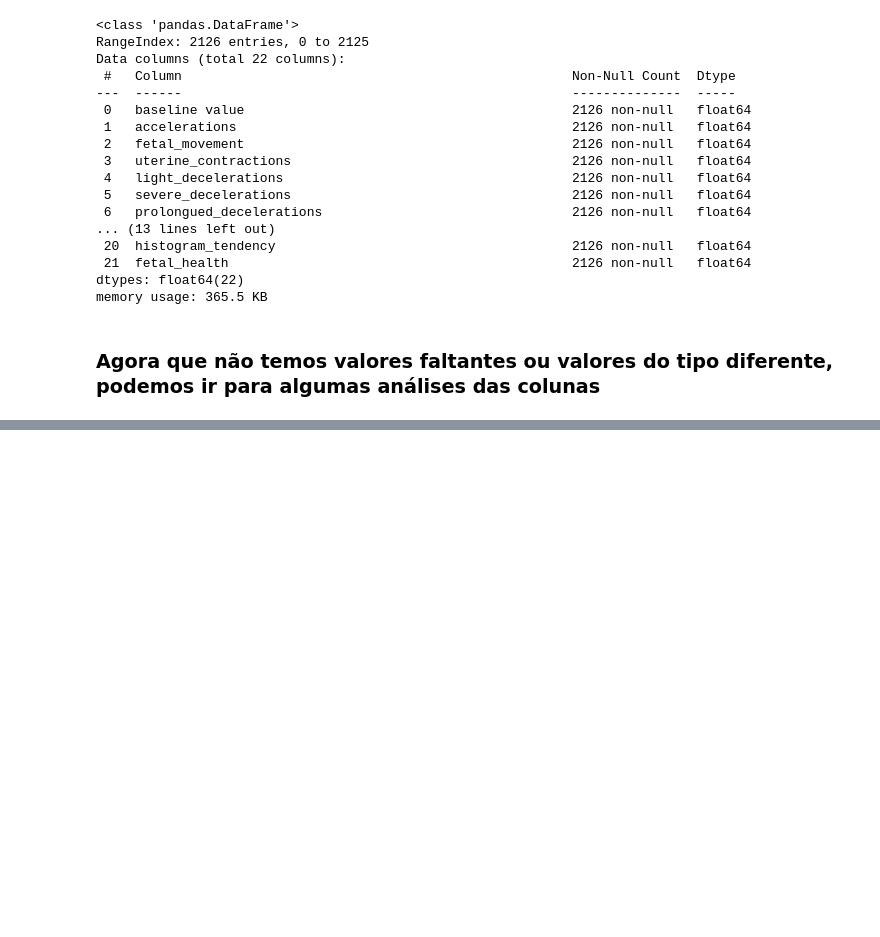
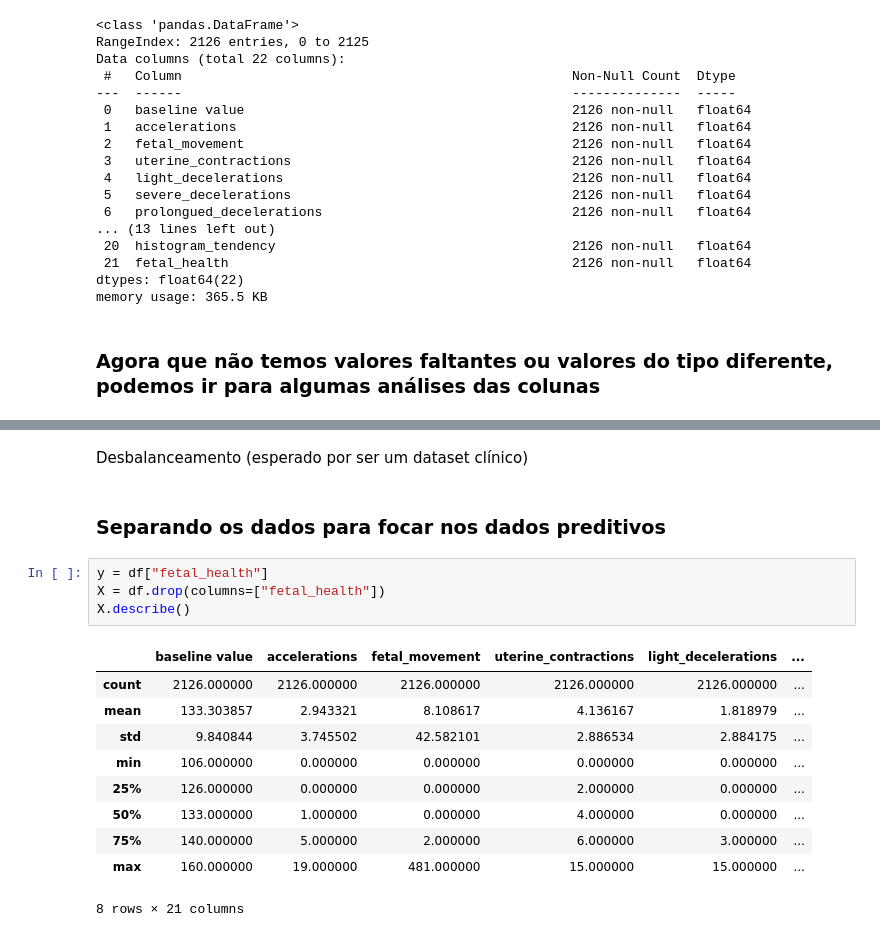
Before and after one commit to ItaloCarlosMartinsBresciani/Fetal-Health-Classification, a Jupyter notebook: EDA_preprocessing/EDA_dataset.ipynb, the cells around one changed output, grey strips where cells are left out. Drawn from its saved outputs; the diff is of its cells as text; blank space fills up the shorter version.

```diff
--- a/EDA_preprocessing/EDA_dataset.ipynb
+++ b/EDA_preprocessing/EDA_dataset.ipynb
@@ -86,0 +103,19 @@ memory usage: 365.5 KB
+# %% [markdown]
+Desbalanceamento (esperado por ser um dataset clínico)
+# %% [markdown]
+### Separando os dados para focar nos dados preditivos
+# %%
+y = df["fetal_health"]
+X = df.drop(columns=["fetal_health"])
+X.describe()
+# %% [output]
+|  | baseline value | accelerations | fetal_movement | uterine_contractions | light_decelerations | ... |
+| count | 2126.000000 | 2126.000000 | 2126.000000 | 2126.000000 | 2126.000000 | ... |
+| mean | 133.303857 | 2.943321 | 8.108617 | 4.136167 | 1.818979 | ... |
+| std | 9.840844 | 3.745502 | 42.582101 | 2.886534 | 2.884175 | ... |
+| min | 106.000000 | 0.000000 | 0.000000 | 0.000000 | 0.000000 | ... |
+| 25% | 126.000000 | 0.000000 | 0.000000 | 2.000000 | 0.000000 | ... |
+| 50% | 133.000000 | 1.000000 | 0.000000 | 4.000000 | 0.000000 | ... |
+| 75% | 140.000000 | 5.000000 | 2.000000 | 6.000000 | 3.000000 | ... |
+| max | 160.000000 | 19.000000 | 481.000000 | 15.000000 | 15.000000 | ... |
+8 rows × 21 columns
```
Also changed, not shown: parts of 16 cells of this notebook, 4 other files.
